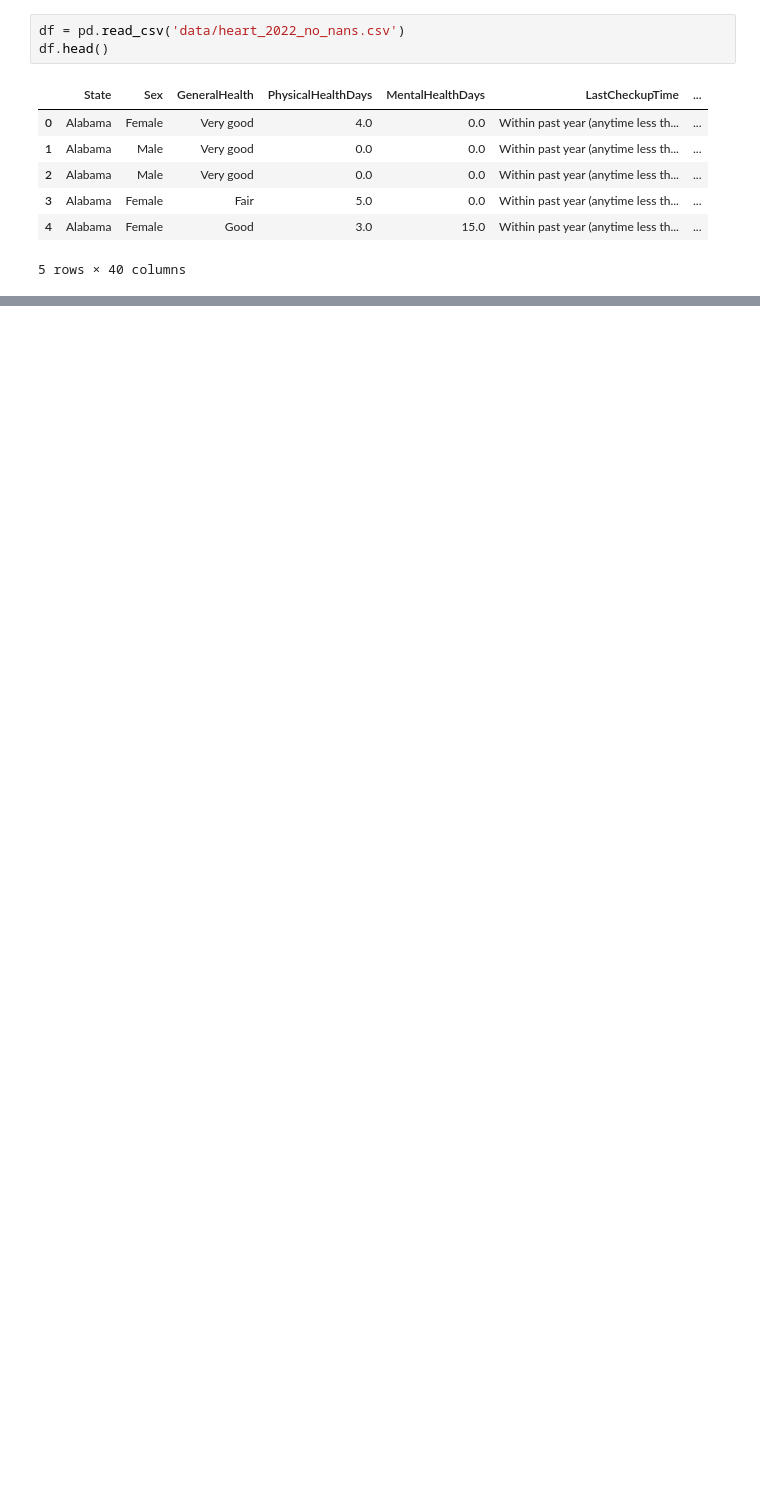
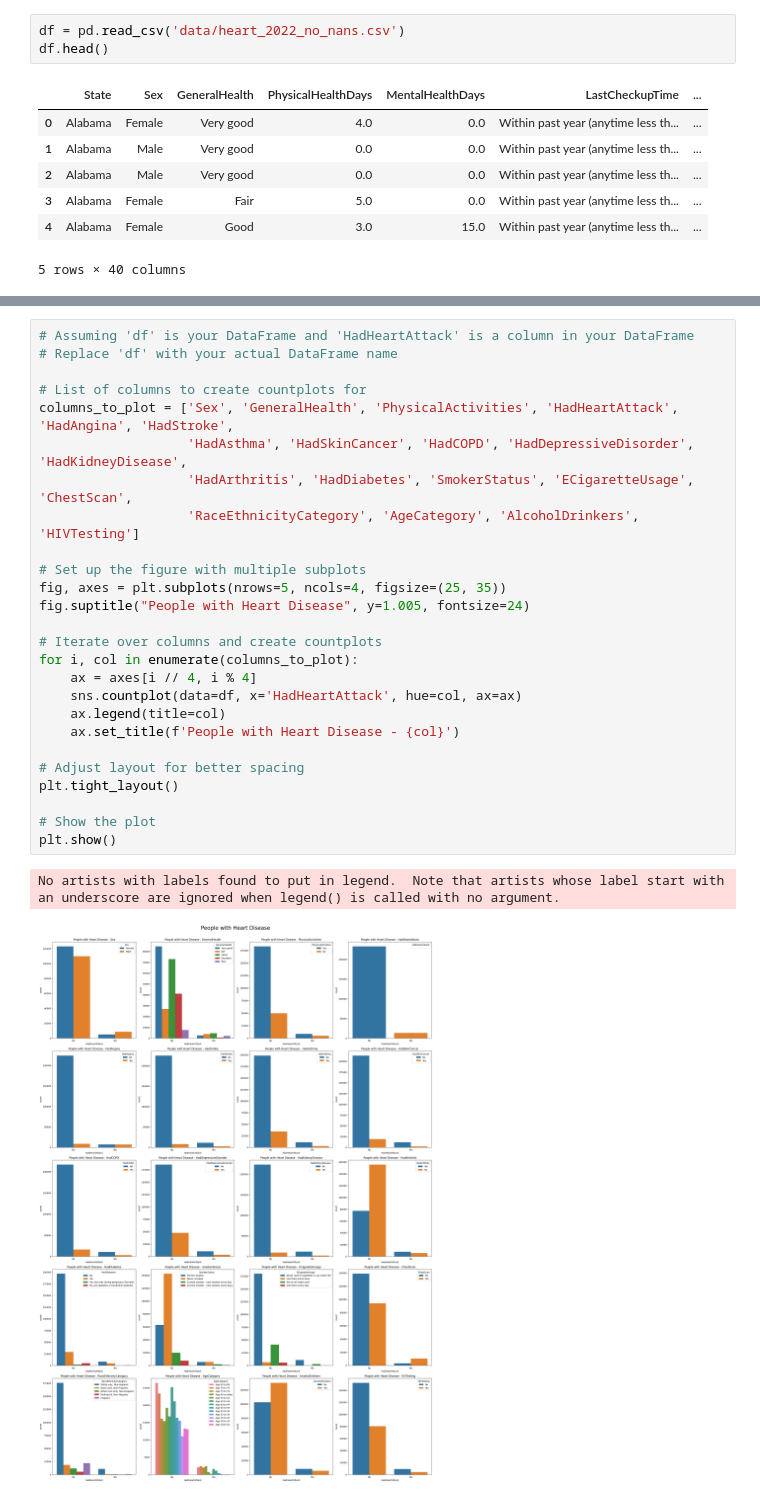
Before and after one commit to devinaarr/Tubes-AIFB, a Jupyter notebook: tubes-aifb.ipynb, the cells around one changed output, grey strips where cells are left out. Saved outputs shown, nothing was run; the diff lists cells and outputs as text; blank space fills up the shorter version.

```diff
--- a/tubes-aifb.ipynb
+++ b/tubes-aifb.ipynb
@@ -54,0 +172,29 @@ df.describe()
+# %%
+# Assuming 'df' is your DataFrame and 'HadHeartAttack' is a column in your DataFrame
+# Replace 'df' with your actual DataFrame name
+
+# List of columns to create countplots for
+columns_to_plot = ['Sex', 'GeneralHealth', 'PhysicalActivities', 'HadHeartAttack', 'HadAngina', 'HadStroke',
+                   'HadAsthma', 'HadSkinCancer', 'HadCOPD', 'HadDepressiveDisorder', 'HadKidneyDisease',
+                   'HadArthritis', 'HadDiabetes', 'SmokerStatus', 'ECigaretteUsage', 'ChestScan',
+                   'RaceEthnicityCategory', 'AgeCategory', 'AlcoholDrinkers', 'HIVTesting']
+
+# Set up the figure with multiple subplots
+fig, axes = plt.subplots(nrows=5, ncols=4, figsize=(25, 35))
+fig.suptitle("People with Heart Disease", y=1.005, fontsize=24)
+
+# Iterate over columns and create countplots
+for i, col in enumerate(columns_to_plot):
+    ax = axes[i // 4, i % 4]
+    sns.countplot(data=df, x='HadHeartAttack', hue=col, ax=ax)
+    ax.legend(title=col)
+    ax.set_title(f'People with Heart Disease - {col}')
+
+# Adjust layout for better spacing
+plt.tight_layout()
+
+# Show the plot
+plt.show()
+# %% [output]
+No artists with labels found to put in legend.  Note that artists whose label start with an underscore are ignored when legend() is called with no argument.
+[figure, added]
```
Also changed, not shown: parts of 13 cells of this notebook, 1 other file.
